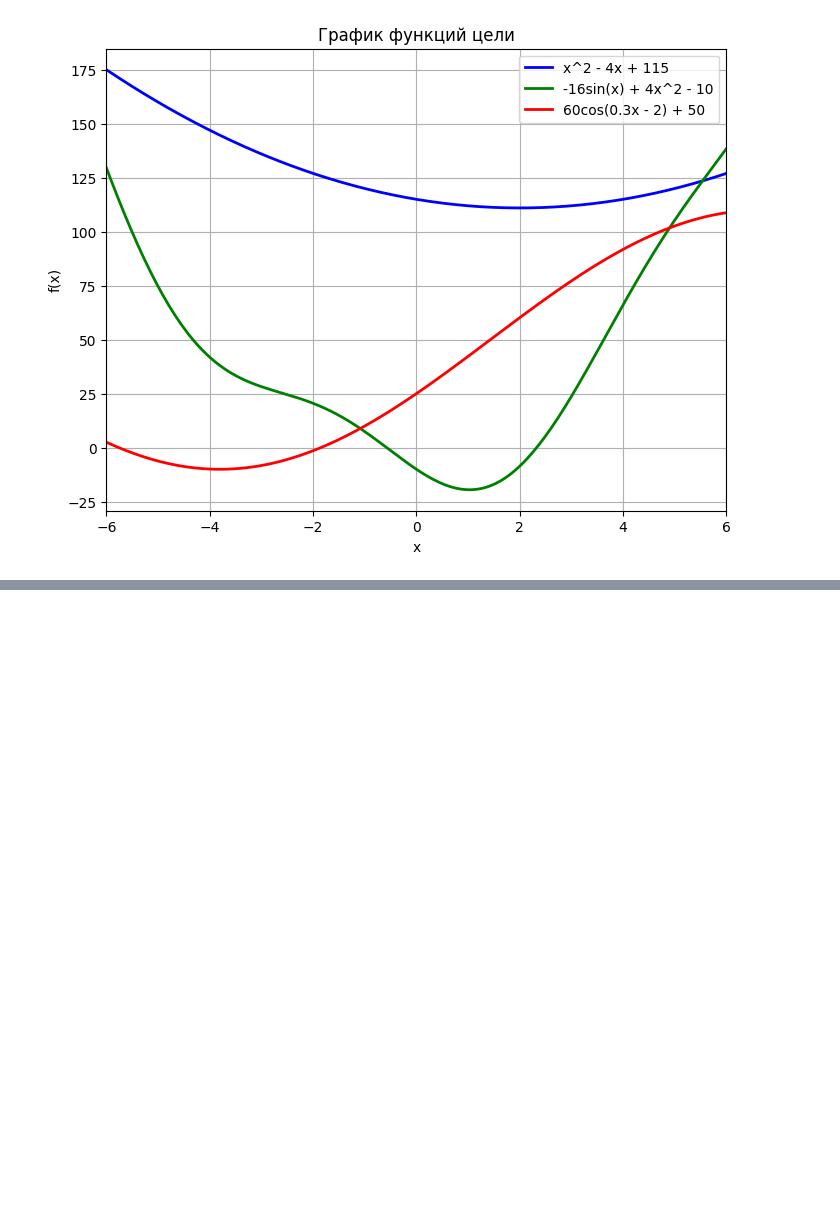
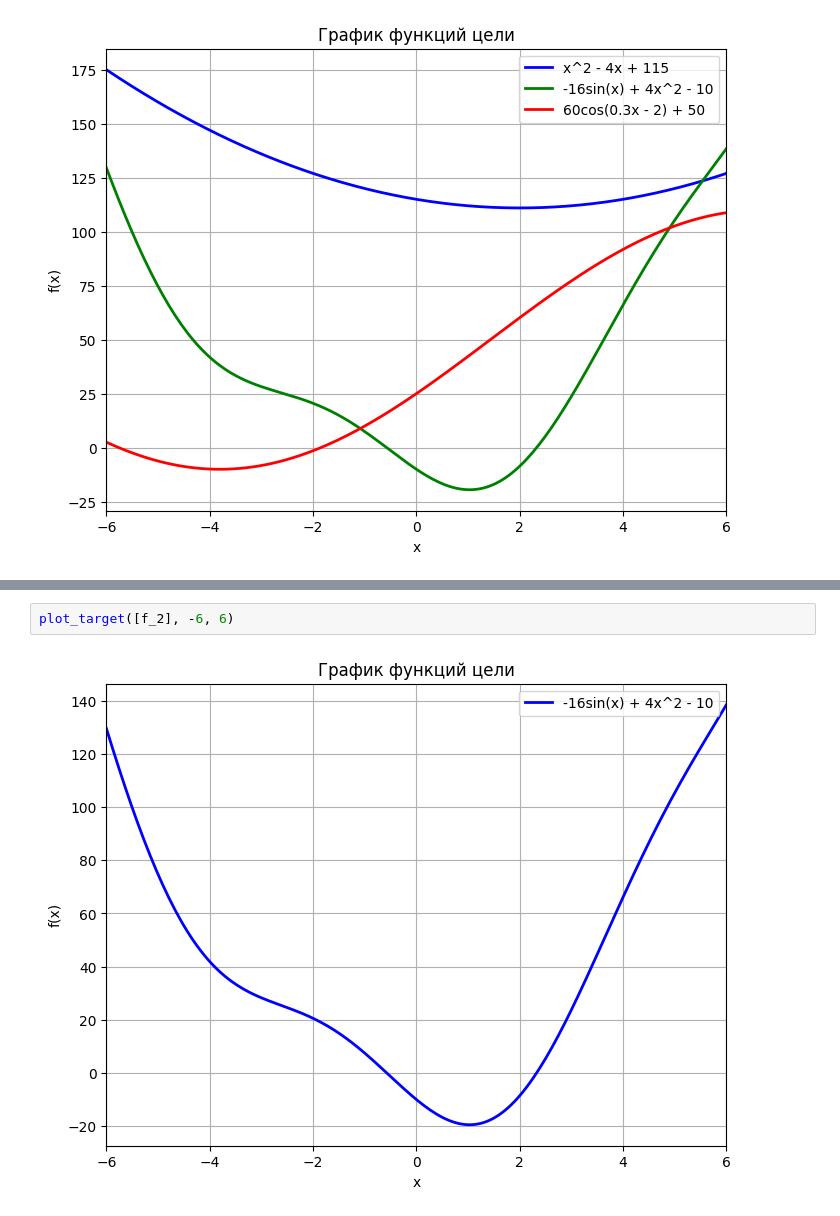
Before and after one commit to arprspb/polytech-metopt-labs, a Jupyter notebook: lab3/main.ipynb, the cells around one changed output, grey strips where cells are left out. Drawn from its saved outputs; the diff is of its cells as text; blank space fills up the shorter version.

```diff
--- a/lab3/main.ipynb
+++ b/lab3/main.ipynb
@@ -66,0 +120,4 @@ plot_compare(f_1, a, b, [1e-1, 1e-2, 1e-3, 1e-4, 1e-5, 1e-6, 1e-7, 1e-8, 1e-9])
+# %%
+plot_target([f_2], -6, 6)
+# %% [output]
+[figure, added]
```
Also changed, not shown: parts of 12 cells of this notebook, 4 other files.
